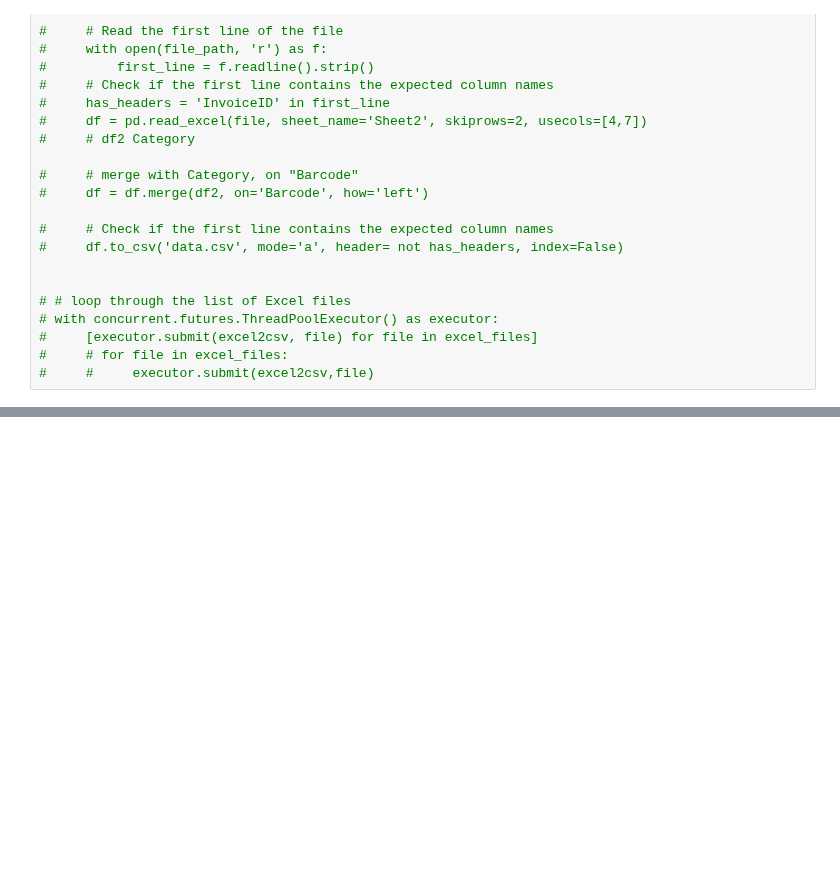
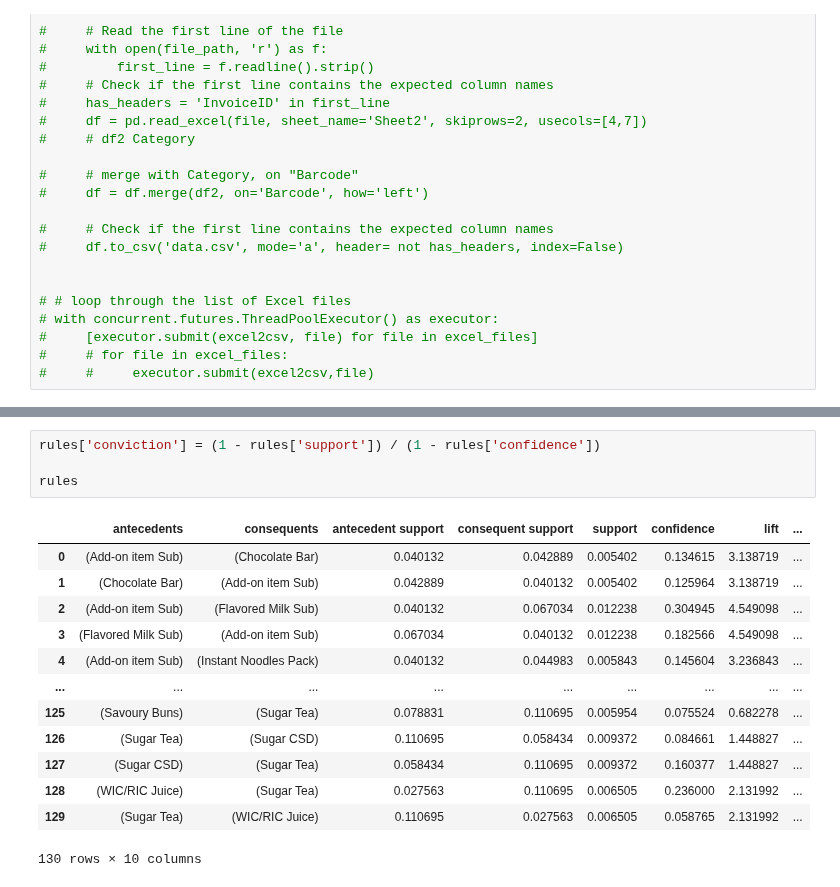
Before and after one commit to TrieuPH/python, a Jupyter notebook: Python/Data Analysis/apriorilogic.ipynb, the cells around one changed output, grey strips where cells are left out. Drawn from its saved outputs; the diff is of its cells as text; blank space fills up the shorter version.

```diff
--- a/Python/Data Analysis/apriorilogic.ipynb
+++ b/Python/Data Analysis/apriorilogic.ipynb
@@ -177 +219,19 @@ rules
+# %%
+rules['conviction'] = (1 - rules['support']) / (1 - rules['confidence'])
+
+rules
+# %% [output]
+|  | antecedents | consequents | antecedent support | consequent support | support | confidence | lift | ... |
+| 0 | (Add-on item Sub) | (Chocolate Bar) | 0.040132 | 0.042889 | 0.005402 | 0.134615 | 3.138719 | ... |
+| 1 | (Chocolate Bar) | (Add-on item Sub) | 0.042889 | 0.040132 | 0.005402 | 0.125964 | 3.138719 | ... |
+| 2 | (Add-on item Sub) | (Flavored Milk Sub) | 0.040132 | 0.067034 | 0.012238 | 0.304945 | 4.549098 | ... |
+| 3 | (Flavored Milk Sub) | (Add-on item Sub) | 0.067034 | 0.040132 | 0.012238 | 0.182566 | 4.549098 | ... |
+| 4 | (Add-on item Sub) | (Instant Noodles Pack) | 0.040132 | 0.044983 | 0.005843 | 0.145604 | 3.236843 | ... |
+| ... | ... | ... | ... | ... | ... | ... | ... | ... |
+| 125 | (Savoury Buns) | (Sugar Tea) | 0.078831 | 0.110695 | 0.005954 | 0.075524 | 0.682278 | ... |
+| 126 | (Sugar Tea) | (Sugar CSD) | 0.110695 | 0.058434 | 0.009372 | 0.084661 | 1.448827 | ... |
+| 127 | (Sugar CSD) | (Sugar Tea) | 0.058434 | 0.110695 | 0.009372 | 0.160377 | 1.448827 | ... |
+| 128 | (WIC/RIC Juice) | (Sugar Tea) | 0.027563 | 0.110695 | 0.006505 | 0.236000 | 2.131992 | ... |
+| 129 | (Sugar Tea) | (WIC/RIC Juice) | 0.110695 | 0.027563 | 0.006505 | 0.058765 | 2.131992 | ... |
+130 rows × 10 columns
 # %%
```
Also changed, not shown: parts of 15 cells of this notebook, 8 other files.
